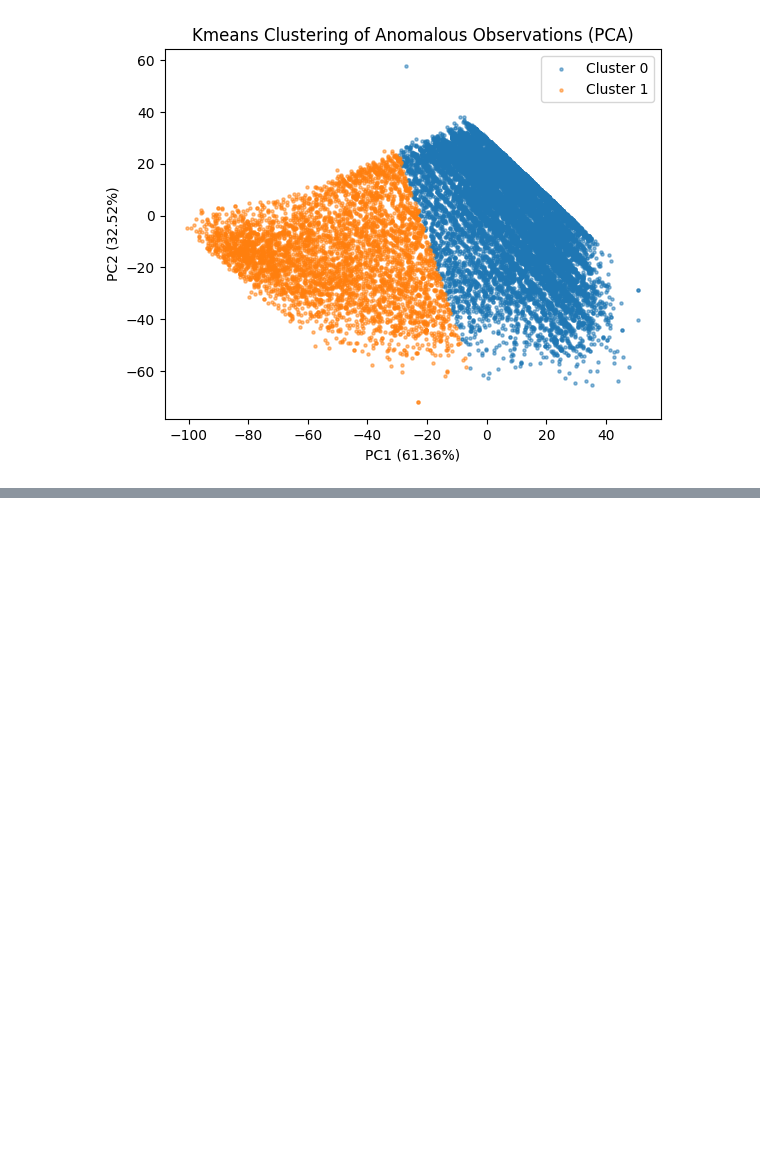
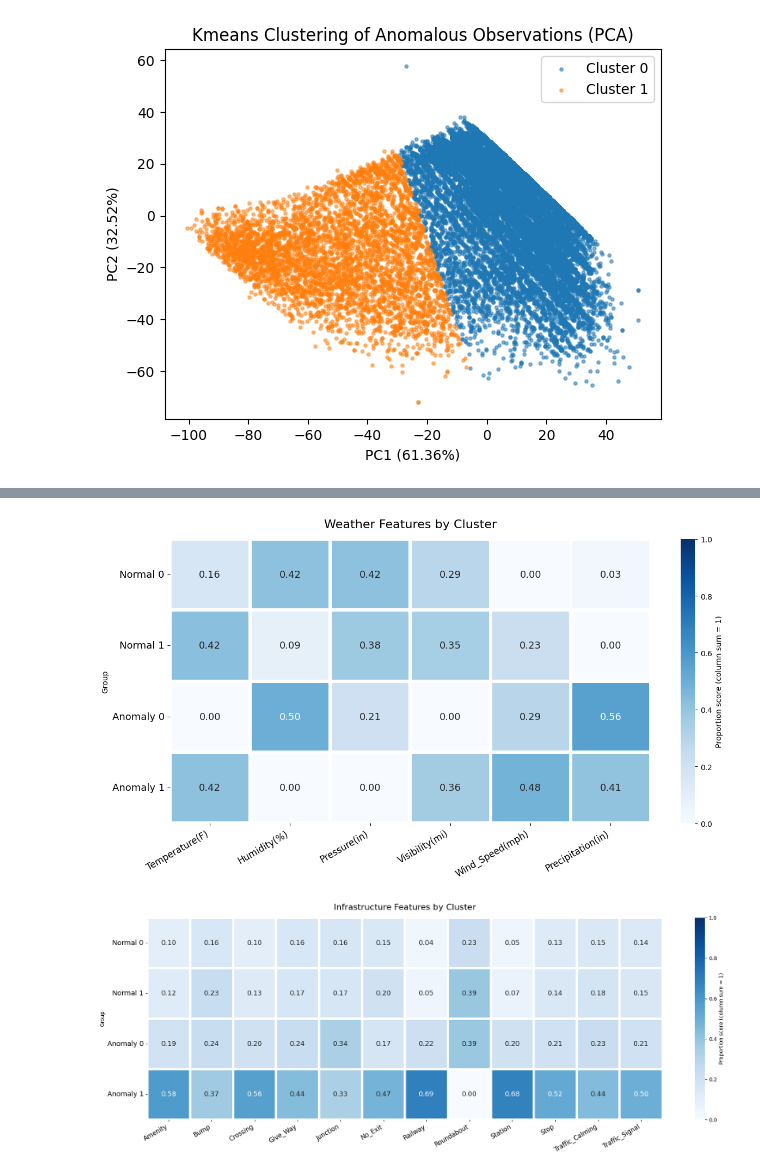
Before and after one commit to XmanJL/rolypoly-in-need4data, a Jupyter notebook: experiments/anomaly-clustering.ipynb, the cells around one changed output, grey strips where cells are left out. Cells and saved outputs as stored; diff of their text form; code cells hidden in the pictures; blank space fills up the shorter version.

```diff
--- a/experiments/clustering.ipynb
+++ b/experiments/anomaly-clustering.ipynb
@@ -770,0 +873,72 @@ anamaly_df.head(4)
+# %%
+# Analyze weather and infrastructure features across the 4 clusters
+
+# reminder for features
+WEATHER_FEATURES = [
+    "Temperature(F)", "Humidity(%)", "Pressure(in)",
+    "Visibility(mi)", "Wind_Speed(mph)", "Precipitation(in)"
+]
+INFRASTRUCTURE_FEATURES = [
+    "Amenity", "Bump", "Crossing", "Give_Way",
+    "Junction", "No_Exit", "Railway", "Roundabout",
+    "Station", "Stop", "Traffic_Calming",
+    "Traffic_Signal"
+]
+
+# Calculate mean feature values for each cluster
+weather_values = (
+    combined_df.groupby("Group")[WEATHER_FEATURES]
+    .mean()
+    .reindex(groups)
+)
+infra_values = (
+    combined_df.groupby("Group")[INFRASTRUCTURE_FEATURES]
+    .mean()
+    .reindex(groups)
+)
+
+# Weather: Min-Max normalization to handle different scales
+# column wise normalization
+weather_range = weather_values.max() - weather_values.min()
+
+weather_relative = (
+    (weather_values - weather_values.min())
+    / weather_range.replace(0, np.nan)
+).fillna(0)
+
+# Normalize each column to sum to 1
+weather_col = weather_relative.div(
+    weather_relative.sum(axis=0).replace(0, np.nan),
+    axis=1
+).fillna(0)
+infra_col = infra_values.div(
+    infra_values.sum(axis=0).replace(0, np.nan),
+    axis=1
+).fillna(0)
+
+# Draw heatmaps
+def draw_heatmap(values, title, cell_width=1.6, cell_height=1.1):
+    plt.figure(figsize=(
+        cell_width * len(values.columns) + 3,
+        cell_height * len(values) + 2.5
+    ))
+
+    sns.heatmap(
+        values, annot=True,
+        fmt=".2f", cmap="Blues",
+        vmin=0, vmax=1,
+        linewidths=3, linecolor="white",
+        annot_kws={"size": 13},
+        cbar_kws={"label": "Proportion score (column sum = 1)"}
+    )
+
+    plt.title(title, fontsize=16, pad=15)
+    plt.xticks(rotation=30, ha="right", fontsize=12)
+    plt.yticks(rotation=0, fontsize=13)
+    plt.tight_layout()
+    plt.show()
+
+# visualize!
+draw_heatmap(weather_col, "Weather Features by Cluster")
+draw_heatmap(infra_col, "Infrastructure Features by Cluster", cell_width=1.3)
+# %% [output]
@@ -770,0 +962,2 @@ anamaly_df.head(4)
+[figure, added]
+[figure, added]
```
Also changed, not shown: parts of 10 cells of this notebook.
